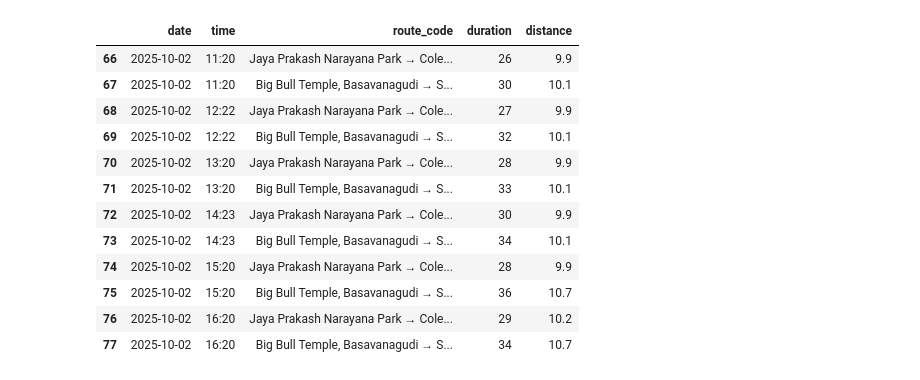
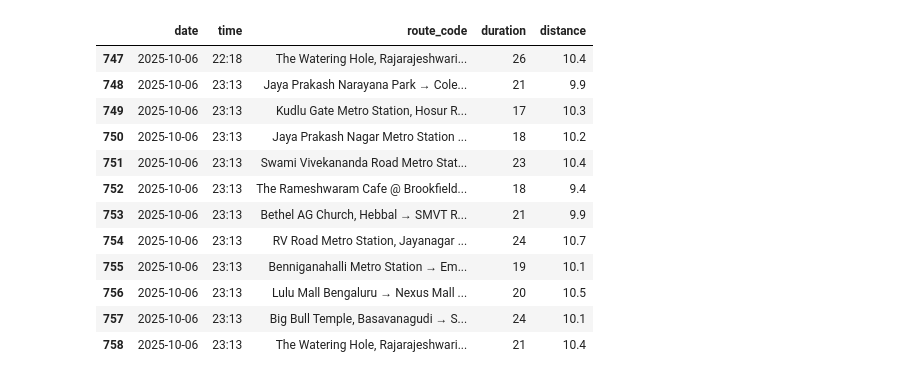
Before and after one commit to thecont1/blr-traffic-monitor, a Jupyter notebook: traffic_visual.ipynb, the cells around one changed output. Cells and saved outputs as stored; diff of their text form; code cells hidden in the pictures.

```diff
--- a/traffic_visual.ipynb
+++ b/traffic_visual.ipynb
@@ -10,17 +11,18 @@ from datetime import datetime, timedelta
 routes_df = pd.DataFrame({
     "route_code": [
         "2HM2+P8|XJV5+RG",     # Jaya Prakash Narayana Park -> Coles Park, Fraser Town
-#        "VJRQ+2M|RMJJ+F4",     # Kudlu Gate Metro Station -> Biocon Campus
-#        "WH5F+26|WJ8X+F5W",    # Jaya Prakash Nagar Metro Station -> Hemavathi Park, HSR Layout
-#        "XJPW+92|WJP4+FF",     # Swami Vivekananda Road Metro Station -> Christ University, Hosur Main Road
-#        "2HVW+G8|XJXR+WG",     # Bethel AG Church, Hebbal -> SMVT Railway Station
-#        "WGG8+G5|XH7P+G6",     # The Watering Hole, Rajarajeshwari Nagar -> Sir Puttanna Chetty Town Hall, Bangalore
-#        "XPC7+72|XM33+J3",     # The Rameshwaram Cafe @ Brookfield -> Gawky Goose, Wind Tunnel Rd
-#        "WHCJ+26|XGCP+FV",     # RV Road Metro Station, Jayanagar 5th Block -> Vijayanagar Metro Station, Chord Road
-#        "XMW9+G8|WMJR+V4",     # Benniganahalli Metro Station -> Embassy TechVillage, Devarabisanahalli
-#        "XHJ7+MG|WJM6+VC",     # Lulu Mall Bengaluru -> Nexus Mall Koramangala
+        "VJRQ+2M|RMJJ+F4",     # Kudlu Gate Metro Station -> Biocon Campus
+        "WH5F+26|WJ8X+F5W",    # Jaya Prakash Nagar Metro Station -> Hemavathi Park, HSR Layout
+        "XJPW+92|WJP4+FF",     # Swami Vivekananda Road Metro Station -> Christ University, Hosur Main Road
+        "2HVW+G8|XJXR+WG",     # Bethel AG Church, Hebbal -> SMVT Railway Station
+        "WGG8+G5|XH7P+G6",     # The Watering Hole, Rajarajeshwari Nagar -> Sir Puttanna Chetty Town Hall, Bangalore
+        "XPC7+72|XM33+J3",     # The Rameshwaram Cafe @ Brookfield -> Gawky Goose, Wind Tunnel Rd
+        "WHCJ+26|XGCP+FV",     # RV Road Metro Station, Jayanagar 5th Block -> Vijayanagar Metro Station, Chord Road
+        "XMW9+G8|WMJR+V4",     # Benniganahalli Metro Station -> Embassy TechVillage, Devarabisanahalli
+        "XHJ7+MG|WJM6+VC",     # Lulu Mall Bengaluru -> Nexus Mall Koramangala
         "WHR9+R6|XJGF+6J",     # Big Bull Temple, Basavanagudi -> Shri Someshwara Swamy Temple, Halasuru
-#        "XJG4+7J|5PX4+HQ",      # MG Road Metro Station -> Kempegowda International Airport, Bengaluru
+#        "WP44+W8|WJFH+XQ",     # Karmelaram Railway Station, Chikkabellandur -> St. Francis College, Koramangala
+#        "XJG4+7J|5PX4+HQ",     # MG Road Metro Station -> Kempegowda International Airport, Bengaluru
 ]})
 
 locations = pd.read_csv("csv-locations_12.9514242_77.6590212.csv").to_dict(orient='list')
@@ -392,32 +412,29 @@ def plot_route_boxplots(df_incoming, avg_speed=True, duration=True, legend=True)
     plt.tight_layout()
     plt.show()
 # %%
-# filter_string = "date >= '2025-09-24'"
-# df_plot = df.query(filter_string).copy()
-
-NUMBER_OF_DAYS = 1
+NUMBER_OF_DAYS = 3
 NUMBER_OF_DAYS = (datetime.now() - timedelta(days=NUMBER_OF_DAYS)).strftime('%Y-%m-%d')
 df_plot = df[df['date'] >= NUMBER_OF_DAYS].copy()
 
 df_plot['route_code'] = df_plot['route_code'].\
     apply(lambda r: f"{locate(r.split('|')[0])} \u2192 {locate(r.split('|')[1])}")
 df_plot = df_plot[['date', 'time', 'route_code', 'duration', 'distance']].\
     reset_index(drop=True)
 
 display(df_plot.tail(12))
 # %% [output]
 |  | date | time | route_code | duration | distance |
-| 66 | 2025-10-02 | 11:20 | Jaya Prakash Narayana Park → Cole... | 26 | 9.9 |
-| 67 | 2025-10-02 | 11:20 | Big Bull Temple, Basavanagudi → S... | 30 | 10.1 |
-| 68 | 2025-10-02 | 12:22 | Jaya Prakash Narayana Park → Cole... | 27 | 9.9 |
-| 69 | 2025-10-02 | 12:22 | Big Bull Temple, Basavanagudi → S... | 32 | 10.1 |
-| 70 | 2025-10-02 | 13:20 | Jaya Prakash Narayana Park → Cole... | 28 | 9.9 |
-| 71 | 2025-10-02 | 13:20 | Big Bull Temple, Basavanagudi → S... | 33 | 10.1 |
-| 72 | 2025-10-02 | 14:23 | Jaya Prakash Narayana Park → Cole... | 30 | 9.9 |
-| 73 | 2025-10-02 | 14:23 | Big Bull Temple, Basavanagudi → S... | 34 | 10.1 |
-| 74 | 2025-10-02 | 15:20 | Jaya Prakash Narayana Park → Cole... | 28 | 9.9 |
-| 75 | 2025-10-02 | 15:20 | Big Bull Temple, Basavanagudi → S... | 36 | 10.7 |
-| 76 | 2025-10-02 | 16:20 | Jaya Prakash Narayana Park → Cole... | 29 | 10.2 |
-| 77 | 2025-10-02 | 16:20 | Big Bull Temple, Basavanagudi → S... | 34 | 10.7 |
+| 747 | 2025-10-06 | 22:18 | The Watering Hole, Rajarajeshwari... | 26 | 10.4 |
+| 748 | 2025-10-06 | 23:13 | Jaya Prakash Narayana Park → Cole... | 21 | 9.9 |
+| 749 | 2025-10-06 | 23:13 | Kudlu Gate Metro Station, Hosur R... | 17 | 10.3 |
+| 750 | 2025-10-06 | 23:13 | Jaya Prakash Nagar Metro Station ... | 18 | 10.2 |
+| 751 | 2025-10-06 | 23:13 | Swami Vivekananda Road Metro Stat... | 23 | 10.4 |
+| 752 | 2025-10-06 | 23:13 | The Rameshwaram Cafe @ Brookfield... | 18 | 9.4 |
+| 753 | 2025-10-06 | 23:13 | Bethel AG Church, Hebbal → SMVT R... | 21 | 9.9 |
+| 754 | 2025-10-06 | 23:13 | RV Road Metro Station, Jayanagar ... | 24 | 10.7 |
+| 755 | 2025-10-06 | 23:13 | Benniganahalli Metro Station → Em... | 19 | 10.1 |
+| 756 | 2025-10-06 | 23:13 | Lulu Mall Bengaluru → Nexus Mall ... | 20 | 10.5 |
+| 757 | 2025-10-06 | 23:13 | Big Bull Temple, Basavanagudi → S... | 24 | 10.1 |
+| 758 | 2025-10-06 | 23:13 | The Watering Hole, Rajarajeshwari... | 21 | 10.4 |
 # %%
 plot_route_boxplots(
```
Also changed, not shown: parts of 10 cells of this notebook.
